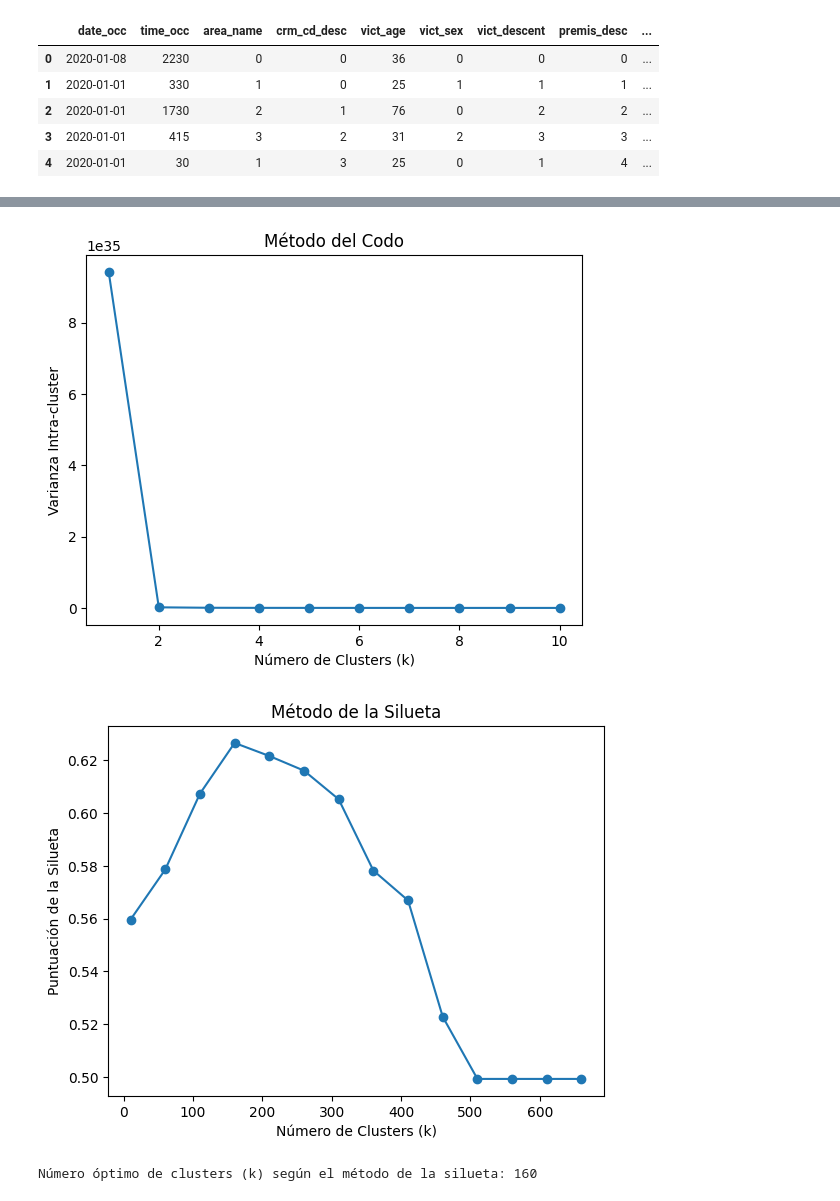
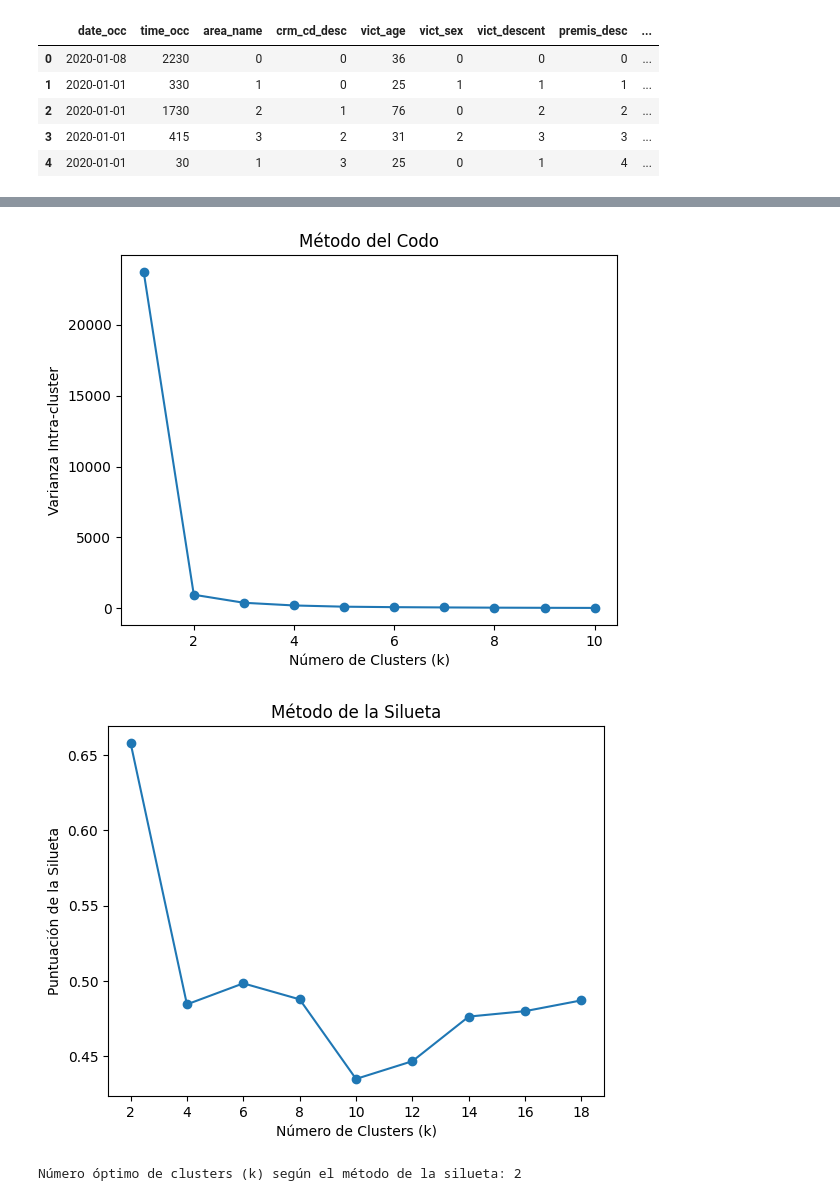
Before and after one commit to orj93/final_proyect_crime, a Jupyter notebook: src/best_k_killers.ipynb, the cells around one changed output, grey strips where cells are left out. Cells and saved outputs as stored; diff of their text form; code cells hidden in the pictures.

```diff
--- a/src/best_k_killers.ipynb
+++ b/src/best_k_killers.ipynb
@@ -55,3 +42,0 @@ memory usage: 95.2+ KB
-# %%
-killers['date_occ'] = pd.to_datetime(killers['date_occ'], errors='coerce')
-killers['date_occ'] = killers['date_occ'].astype('int64')
@@ -68,0 +43,5 @@ See the caveats in the documentation: https://pandas.pydata.org/pandas-docs/stab
+# %%
+killers.reset_index(inplace=True)
+# %%
+killers = killers[["vict_age", "vict_sex", "vict_descent"]]
+killers.head()
@@ -89,3 +68,3 @@ memory usage: 95.2 KB
 # %%
-killers=killers.drop('crm_cd_desc',axis=1)
+#killers=killers.drop('crm_cd_desc',axis=1)
 # %%
@@ -93,25 +72,25 @@ killers.to_csv("../data/processed/killers_data.csv")
 # %%
 
 # Lista para almacenar la varianza intra-cluster para diferentes valores de k
 inertia_values = []
 
 # Prueba diferentes valores de k
-for k in range(1, 200, 20):
+for k in range(1, 50, 5):
     kmeans = KMeans(n_clusters=k, random_state=42)
     kmeans.fit(killers)
     inertia_values.append(kmeans.inertia_)
 
 # Dibuja el gráfico del método del codo
 plt.plot(range(1, 11), inertia_values, marker='o')
 plt.title('Método del Codo')
 plt.xlabel('Número de Clusters (k)')
 plt.ylabel('Varianza Intra-cluster')
 plt.show()
 # %% [output]
-[figure, old version]
+[figure, new version]
 # %%
 # Probar diferentes valores de k
-k_values = range(10, 700, 50)
+k_values = range(2, 20, 2)
 silhouette_scores = []
 
 for k in k_values:
@@ -133,7 +112,7 @@ plt.show()
 optimal_k = k_values[np.argmax(silhouette_scores)]
 print(f'Número óptimo de clusters (k) según el método de la silueta: {optimal_k}')
 # %% [output]
-[figure, old version]
+[figure, new version]
-Número óptimo de clusters (k) según el método de la silueta: 160
+Número óptimo de clusters (k) según el método de la silueta: 2
 # %%
 # Probar diferentes valores de k
```
Also changed, not shown: parts of 12 cells of this notebook, 4 other files.
